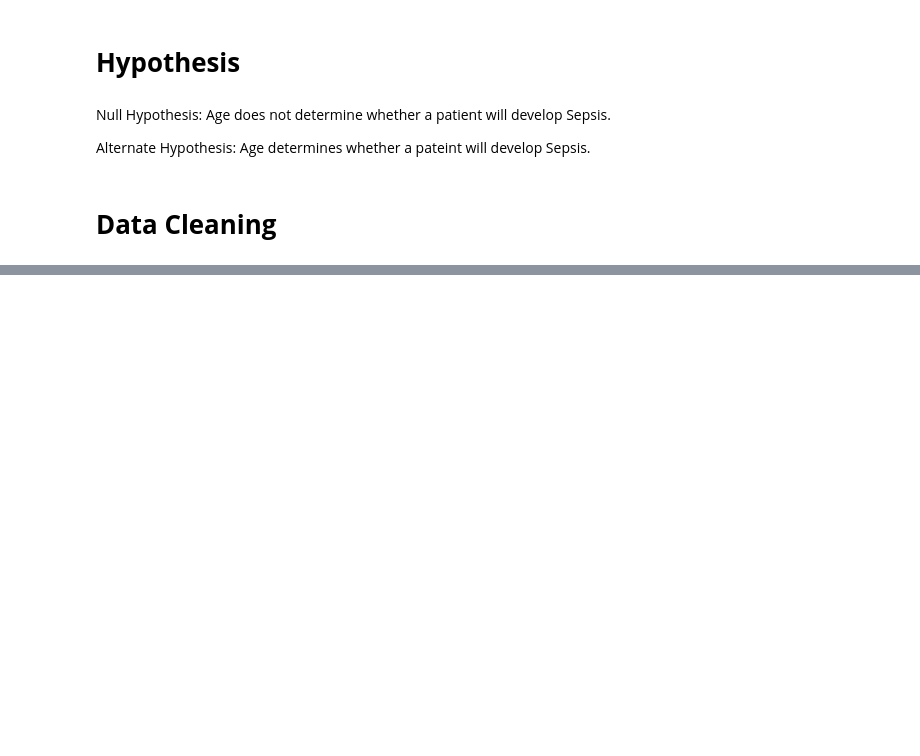
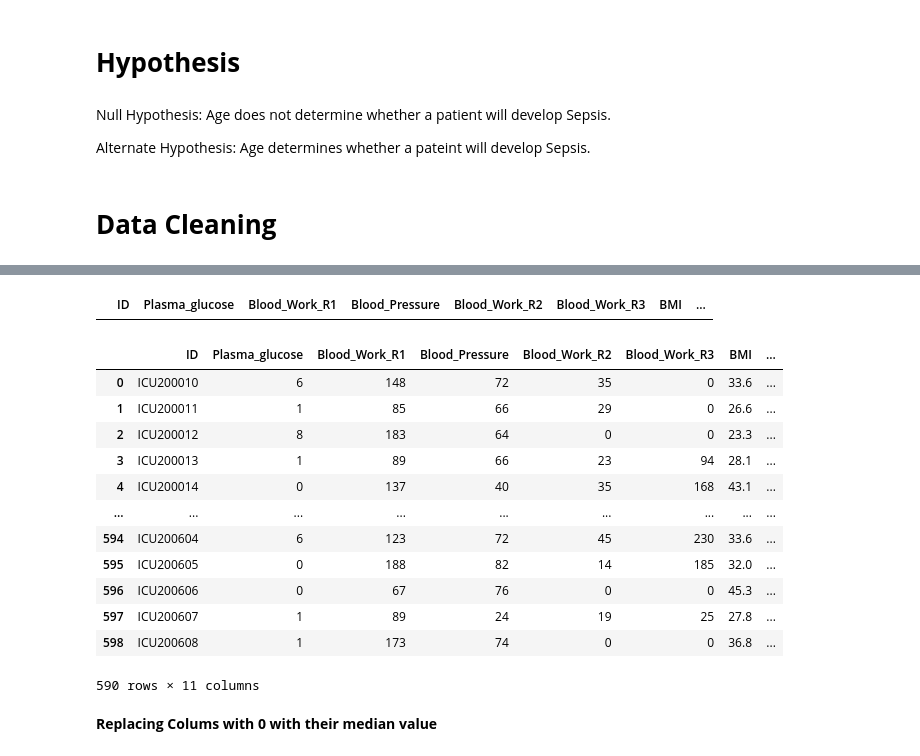
Before and after one commit to sparkysparo/Machine-Learning-for-Early-Prediction-Detection-and-Monitoring-of-Sepsis-in-A-E-and-ICU, a Jupyter notebook: Project_MSC_Machine_Learning_for_Early_Prediction,Detection_and_Monitoring_of_Sepsis_in_A&E_and_ICU_Settings.ipynb, the cells around one changed output, grey strips where cells are left out. Drawn from its saved outputs; the diff is of its cells as text; code cells hidden in the pictures; blank space fills up the shorter version.

```diff
--- a/Project_MSC_Machine_Learning_for_Early_Prediction,Detection_and_Monitoring_of_Sepsis_in_A&E_and_ICU_Settings.ipynb
+++ b/Project_MSC_Machine_Learning_for_Early_Prediction,Detection_and_Monitoring_of_Sepsis_in_A&E_and_ICU_Settings.ipynb
@@ -351,0 +400,25 @@ train_data = train_data.rename(columns={
+# %%
+#confirming that all 0 BMIs have been removed from our dataset
+zero_bmi2 = train_data[train_data['BMI']==0.0]
+zero_bmi2
+# %% [output]
+|  | ID | Plasma_glucose | Blood_Work_R1 | Blood_Pressure | Blood_Work_R2 | Blood_Work_R3 | BMI | ... |
+# %%
+# Another look at our dataset shows that most of our columns have 0 for values.
+train_data
+# %% [output]
+|  | ID | Plasma_glucose | Blood_Work_R1 | Blood_Pressure | Blood_Work_R2 | Blood_Work_R3 | BMI | ... |
+| 0 | ICU200010 | 6 | 148 | 72 | 35 | 0 | 33.6 | ... |
+| 1 | ICU200011 | 1 | 85 | 66 | 29 | 0 | 26.6 | ... |
+| 2 | ICU200012 | 8 | 183 | 64 | 0 | 0 | 23.3 | ... |
+| 3 | ICU200013 | 1 | 89 | 66 | 23 | 94 | 28.1 | ... |
+| 4 | ICU200014 | 0 | 137 | 40 | 35 | 168 | 43.1 | ... |
+| ... | ... | ... | ... | ... | ... | ... | ... | ... |
+| 594 | ICU200604 | 6 | 123 | 72 | 45 | 230 | 33.6 | ... |
+| 595 | ICU200605 | 0 | 188 | 82 | 14 | 185 | 32.0 | ... |
+| 596 | ICU200606 | 0 | 67 | 76 | 0 | 0 | 45.3 | ... |
+| 597 | ICU200607 | 1 | 89 | 24 | 19 | 25 | 27.8 | ... |
+| 598 | ICU200608 | 1 | 173 | 74 | 0 | 0 | 36.8 | ... |
+590 rows × 11 columns
+# %% [markdown]
+**Replacing Colums with 0 with their median value**
```
Also changed, not shown: parts of 10 cells of this notebook.
